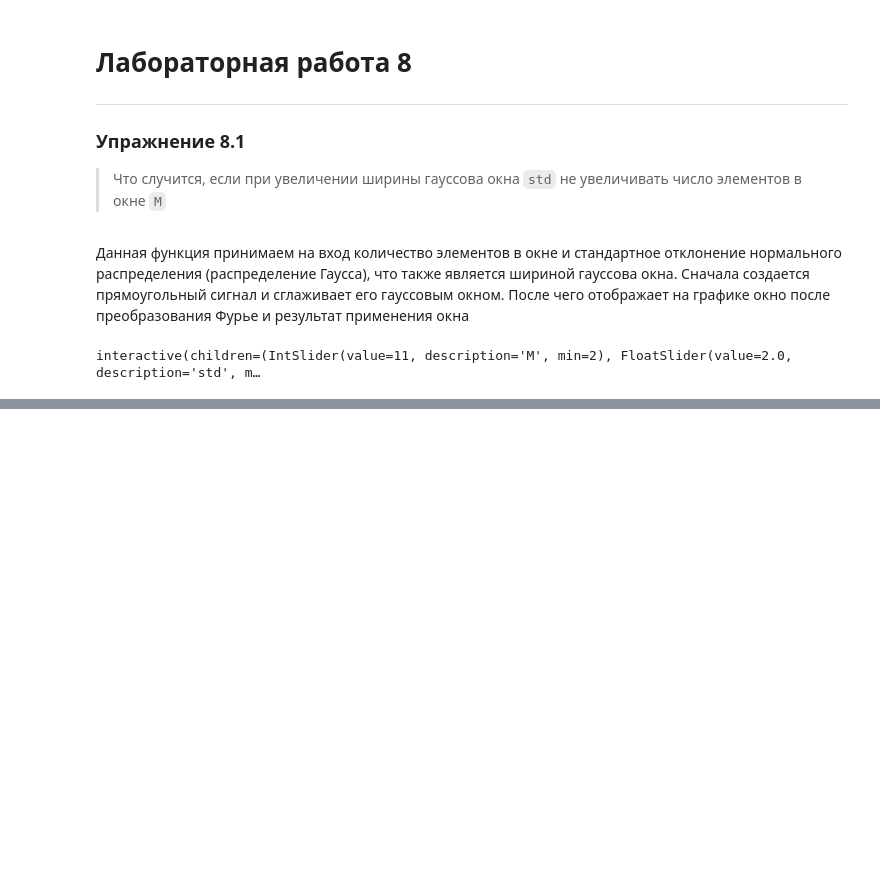
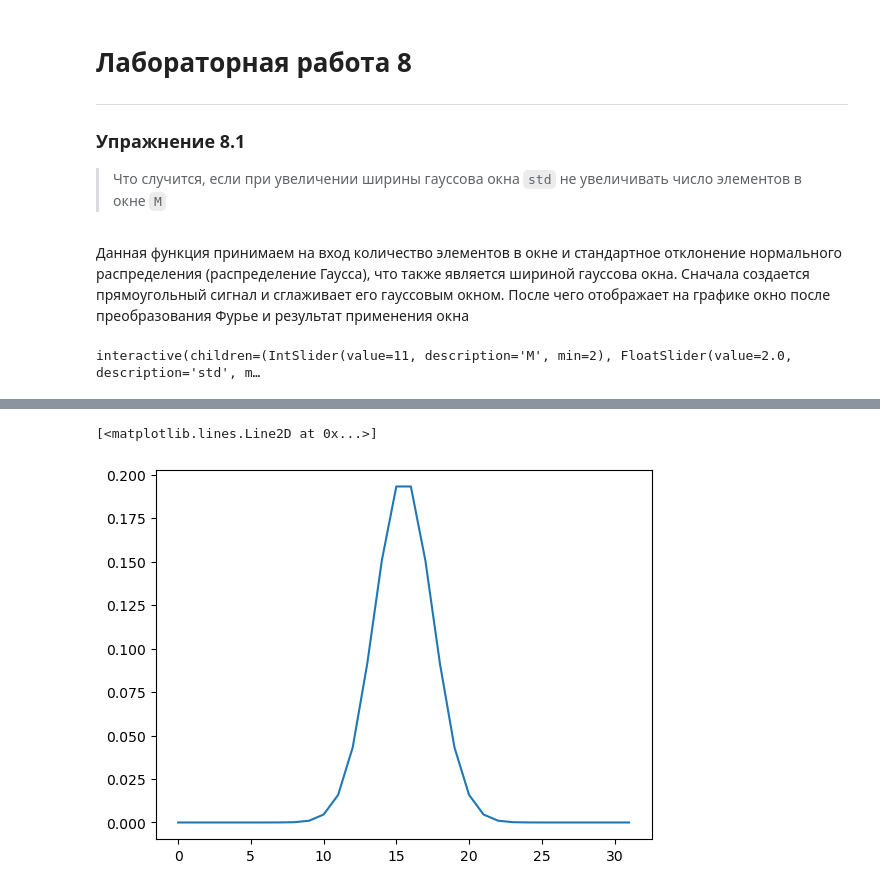
Before and after one commit to Otkuda/telecom, a Jupyter notebook: lab8/lab8.ipynb, the cells around one changed output, grey strips where cells are left out. Drawn from its saved outputs; the diff is of its cells as text; code cells hidden in the pictures; blank space fills up the shorter version.

```diff
--- a/lab8/lab8.ipynb
+++ b/lab8/lab8.ipynb
@@ -67,0 +77,8 @@ interactive(children=(IntSlider(value=11, description='M', min=2), FloatSlider(v
+# %%
+gaussian = scipy.signal.windows.gaussian(32, 2)
+# Нормируем
+gaussian /= sum(gaussian)
+plt.plot(gaussian)
+# %% [output]
+[<matplotlib.lines.Line2D at 0x...>]
+[figure, added]
```
Also changed, not shown: parts of 15 cells of this notebook, 2 other files.
